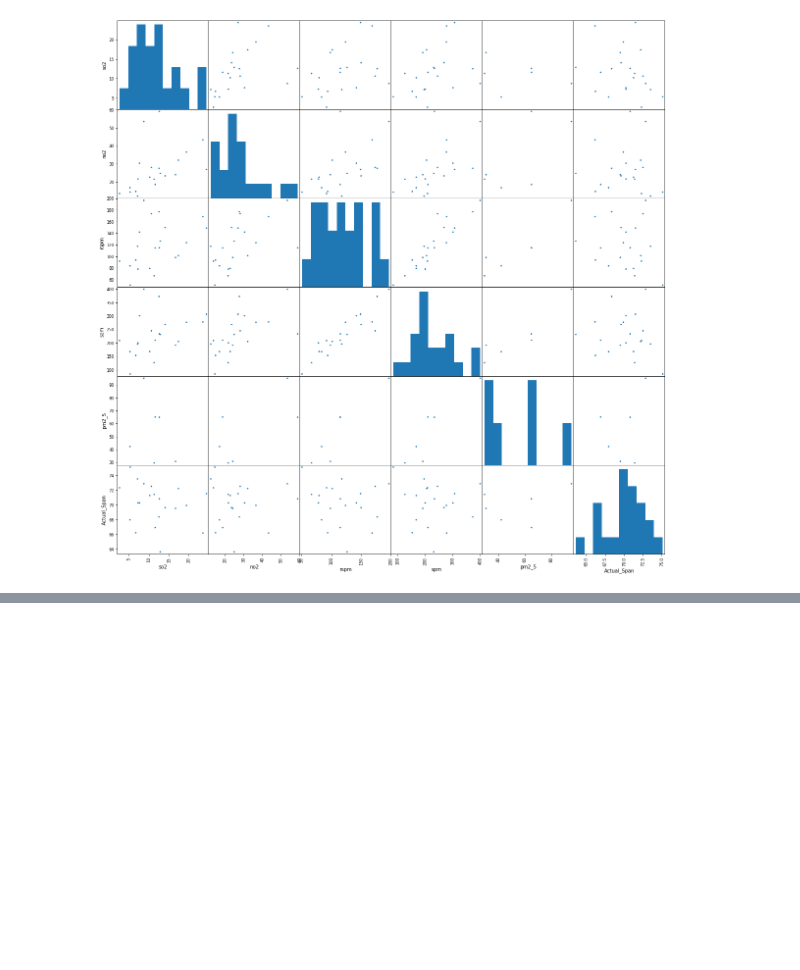
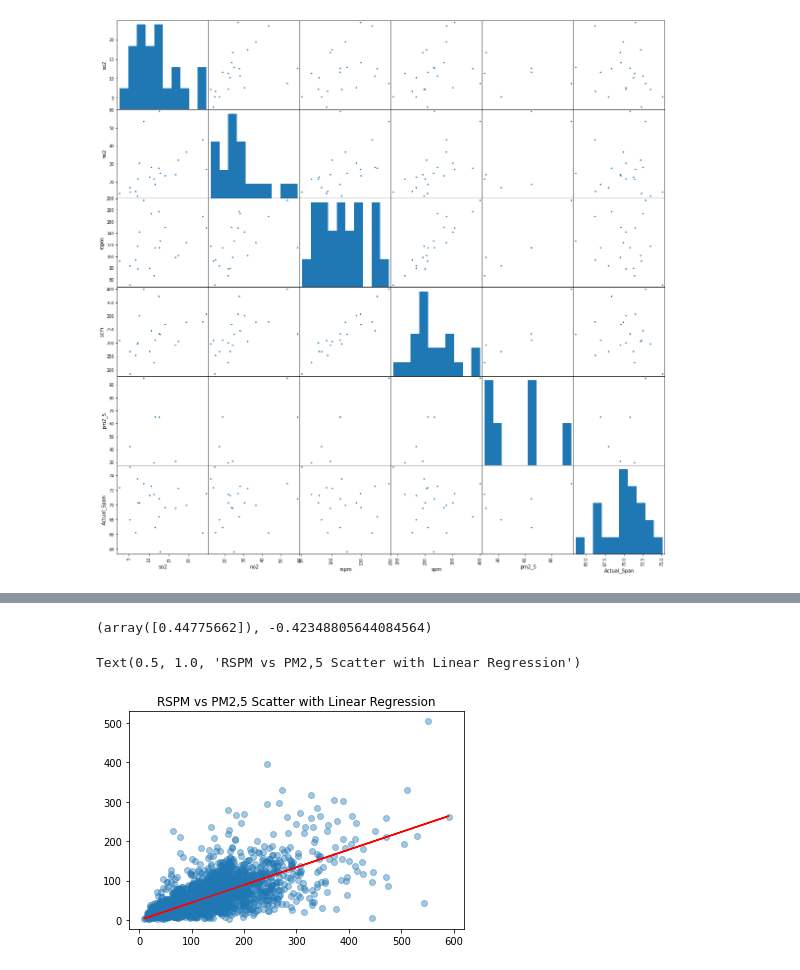
Before and after one commit to hanzhi227/Capstone1, a Jupyter notebook: IndiaAirVSLife.ipynb, the cells around one changed output, grey strips where cells are left out. Drawn from its saved outputs; the diff is of its cells as text; code cells hidden in the pictures; blank space fills up the shorter version.

```diff
--- a/IndiaAirVSLife.ipynb
+++ b/IndiaAirVSLife.ipynb
@@ -129,0 +199,15 @@ life_air_avg.corr().plot(kind = 'bar')
+# %%
+noNaN = air[['rspm','pm2_5']].dropna().copy()
+# %%
+LR = LinearRegression().fit(noNaN.rspm.values.reshape(-1,1),noNaN.pm2_5)
+# %%
+LR.coef_,LR.intercept_
+# %% [output]
+(array([0.44775662]), -0.42348805644084564)
+# %%
+plt.scatter(air.rspm,air.pm2_5, alpha = .4)
+plt.plot(noNaN.rspm,noNaN.rspm*LR.coef_+LR.intercept_, color = 'red')
+plt.title('RSPM vs PM2,5 Scatter with Linear Regression')
+# %% [output]
+Text(0.5, 1.0, 'RSPM vs PM2,5 Scatter with Linear Regression')
+[figure, added]
```
Also changed, not shown: parts of 9 cells of this notebook.
